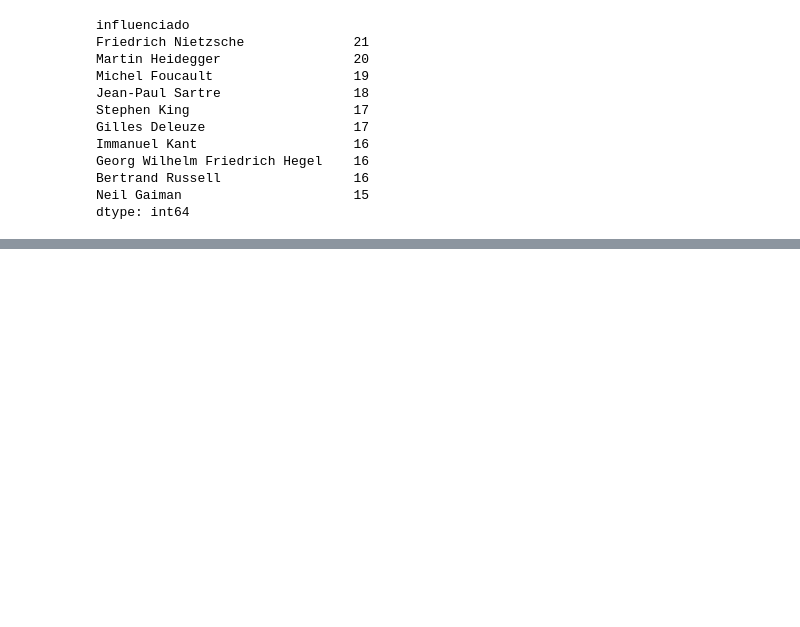
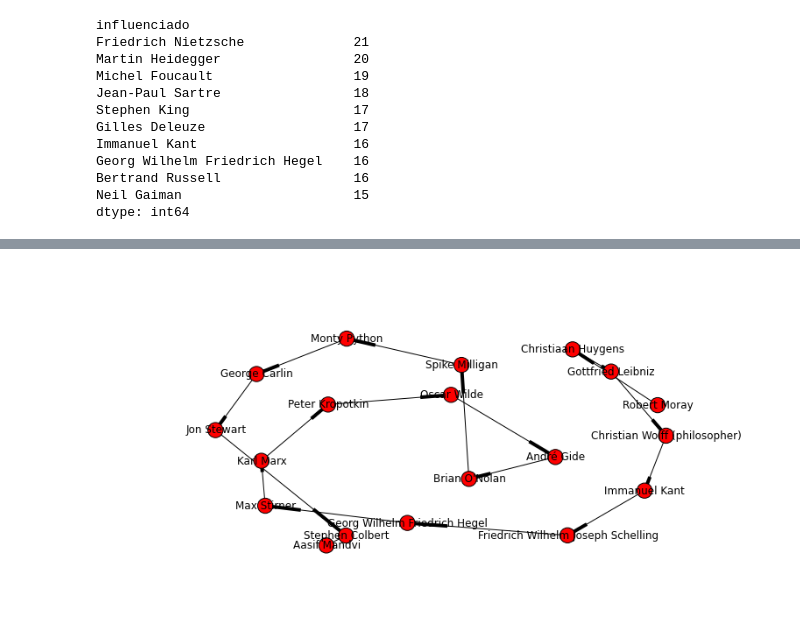
Before and after one commit to marciomacielbastos/influences, a Jupyter notebook: Influência.ipynb, the cells around one changed output, grey strips where cells are left out. Saved outputs shown, nothing was run; the diff lists cells and outputs as text; code cells hidden in the pictures; blank space fills up the shorter version.

```diff
--- a/Influência.ipynb
+++ b/Influência.ipynb
@@ -80,0 +176,8 @@ dtype: int64
+# %%
+b=0
+for i in a['index']:
+    k=nx.dfs_tree(G,i)
+    a[0][b]=len(longest_path(k))
+    b=b+1
+# %%
+c=a.sort(column=0,ascending=False)[:5]
@@ -80,0 +186,5 @@ dtype: int64
+# %%
+a=[]
+for i in c['index']:
+    k=nx.dfs_tree(G,i)
+    a.append(longest_path(k))
@@ -80,0 +196,7 @@ dtype: int64
+# %%
+plt.figure(figsize(10,5))
+g=nx.DiGraph()
+g.add_path(a[1])
+nx.draw(g,with_labels=True)
+# %% [output]
+[figure, added]
```
Also changed, not shown: parts of 13 cells of this notebook.
